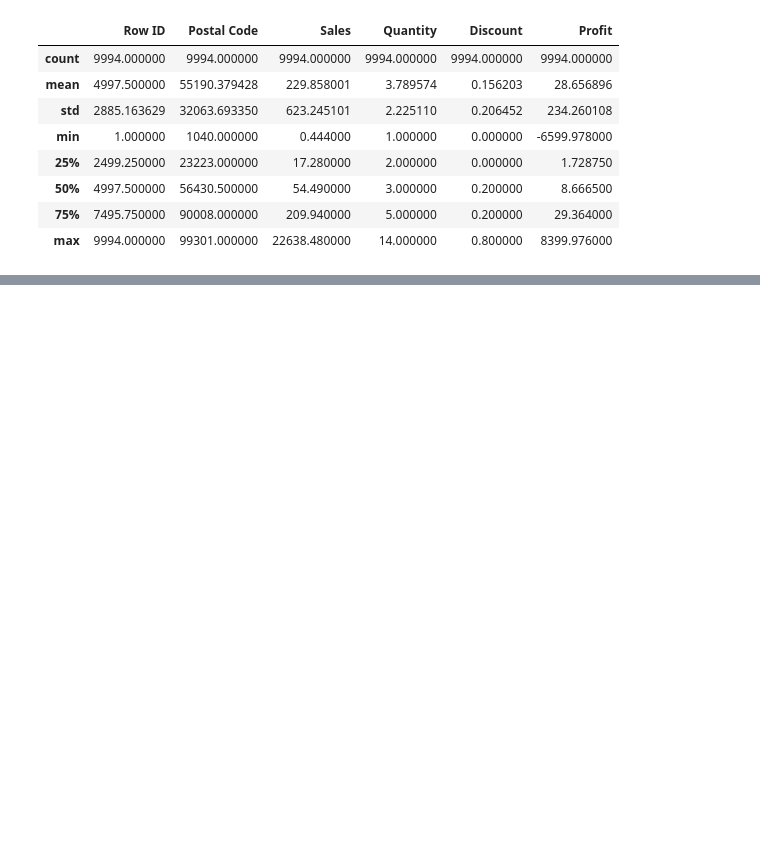
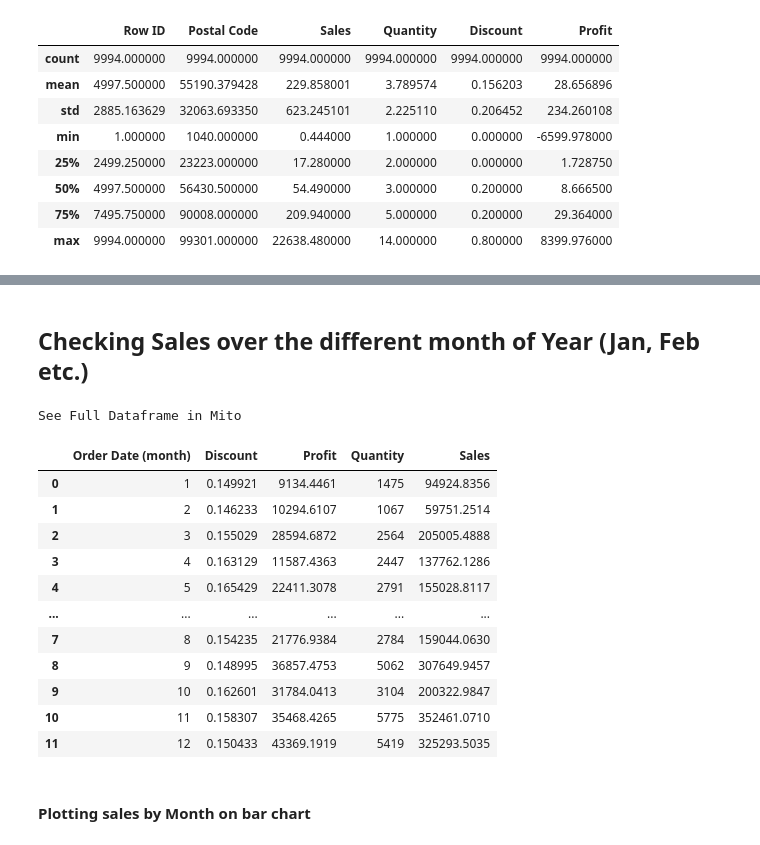
Before and after one commit to raovarun91/visualisations, a Jupyter notebook: Superstore - Data Dashboard.ipynb, the cells around one changed output, grey strips where cells are left out. Drawn from its saved outputs; the diff is of its cells as text; code cells hidden in the pictures; blank space fills up the shorter version.

```diff
--- a/Superstore - Data Dashboard.ipynb
+++ b/Superstore - Data Dashboard.ipynb
@@ -13,0 +17,18 @@ See Full Dataframe in Mito
+# %%
+from lxml import html
+import requests
+headers= {"User-Agent":"Mozilla/5.0 (X11; Linux x86_64) AppleWebKit/537.36 (KHTML, like Gecko) Chrome/52.0.2743.82 Safari/537.36"}
+url = "https://www23.statcan.gc.ca/imdb/p3VD.pl?Function=getVD&TVD=53971"
+result = requests.get(url, headers=headers)
+tree = html.fromstring(result.content)
+# print(result.text)
+state_names_tree = './/table[1]/tbody/tr/td[1]'
+state_codes_tree = './/table[1]/tbody/tr/td[3]'
+
+state_names = [title.text for title in tree.findall(state_names_tree)]
+state_codes = [title.text for title in tree.findall(state_codes_tree)]
+# for i in zip(state_name_tree, state_codes_tree):
+#     state_names.append(i[0].text())
+#     state_codes.append(i[1].text())
+
+print(state_names, state_codes)
@@ -13,0 +37,4 @@ See Full Dataframe in Mito
+# %%
+mapper = dict(zip(state_names, state_codes))
+df['State_Code'] = df['State'].map(mapper)
+df.head()
@@ -26,0 +88,7 @@ See Full Dataframe in Mito
+# %%
+df['Order to Ship Days'] = df['Ship Date']-df['Order Date']
+
+# Changed Order to Ship Days to dtype int
+df['Order to Ship Days'] = df['Order to Ship Days'].dt.total_seconds().astype('int')/86200
+df['Order to Ship Days'] = df['Order to Ship Days'].astype('int')
+df.head()
@@ -63,0 +299,30 @@ fig.show(renderer="iframe")
+# %% [markdown]
+## Checking Sales over the different month of Year (Jan, Feb etc.)
+# %%
+# Pivoted into df
+tmp_df = df[['Profit', 'Sales', 'Order Date', 'Discount', 'Quantity']].copy()
+tmp_df['Order Date (month)'] = tmp_df['Order Date'].dt.month
+pivot_table2 = tmp_df.pivot_table(
+    index=['Order Date (month)'],
+    values=['Sales', 'Quantity', 'Profit', 'Discount'],
+    aggfunc={'Sales': ['sum'], 'Quantity': ['sum'], 'Profit': ['sum'], 'Discount': ['mean']}
+)
+pivot_table2.columns = pivot_table2.columns.get_level_values(0)
+df_pivot2 = pivot_table2.reset_index()
+df_pivot2
+# %% [output]
+See Full Dataframe in Mito
+|  | Order Date (month) | Discount | Profit | Quantity | Sales |
+| 0 | 1 | 0.149921 | 9134.4461 | 1475 | 94924.8356 |
+| 1 | 2 | 0.146233 | 10294.6107 | 1067 | 59751.2514 |
+| 2 | 3 | 0.155029 | 28594.6872 | 2564 | 205005.4888 |
+| 3 | 4 | 0.163129 | 11587.4363 | 2447 | 137762.1286 |
+| 4 | 5 | 0.165429 | 22411.3078 | 2791 | 155028.8117 |
+| ... | ... | ... | ... | ... | ... |
+| 7 | 8 | 0.154235 | 21776.9384 | 2784 | 159044.0630 |
+| 8 | 9 | 0.148995 | 36857.4753 | 5062 | 307649.9457 |
+| 9 | 10 | 0.162601 | 31784.0413 | 3104 | 200322.9847 |
+| 10 | 11 | 0.158307 | 35468.4265 | 5775 | 352461.0710 |
+| 11 | 12 | 0.150433 | 43369.1919 | 5419 | 325293.5035 |
+# %% [markdown]
+#### Plotting sales by Month on bar chart
```
Also changed, not shown: parts of 22 cells of this notebook, 8 other files.
